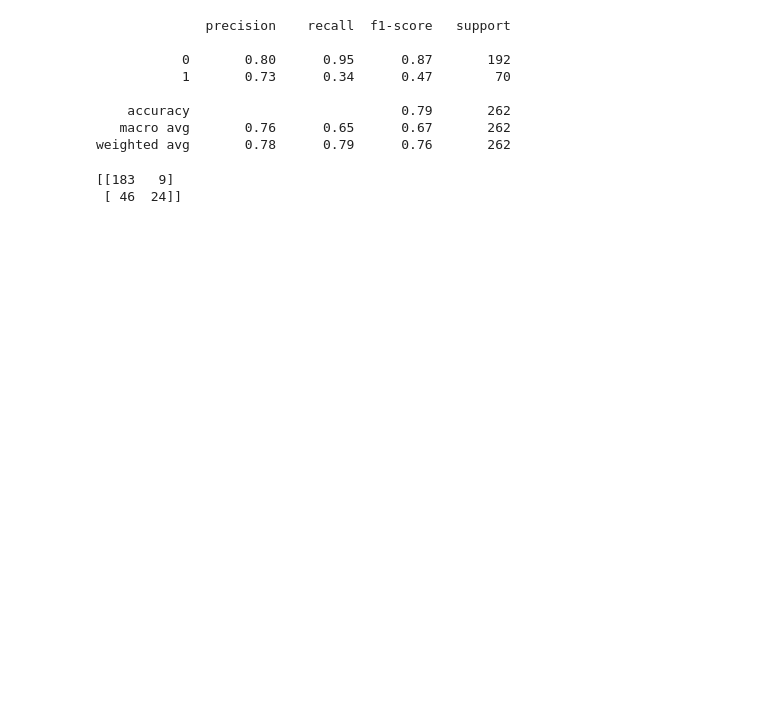
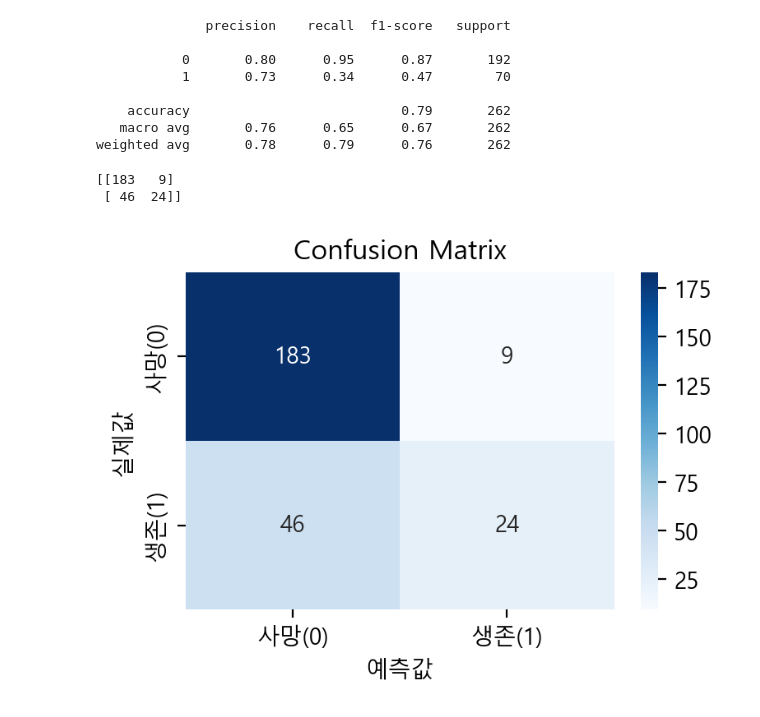
Before and after one commit to jayfromkorea/AICE, a Jupyter notebook: AICE/titanic.ipynb, the cells around one changed output. Cells and saved outputs as stored; diff of their text form; code cells hidden in the pictures; blank space fills up the shorter version.

```diff
--- a/AICE/titanic.ipynb
+++ b/AICE/titanic.ipynb
@@ -183,7 +188,24 @@ print(classification_report(y_test, y_pred))
    macro avg       0.76      0.65      0.67       262
 weighted avg       0.78      0.79      0.76       262
 # %%
-print(confusion_matrix(y_test, y_pred))
+# Confusion Matrix
+cm = confusion_matrix(y_test, y_pred)
+print(cm)
 # %% [output]
 [[183   9]
  [ 46  24]]
+# %%
+# Visualization via heatmap
+plt.figure(figsize=(4, 3))
+
+
+sns.heatmap(cm, annot=True, fmt='d', cmap="Blues", xticklabels=['사망(0)', '생존(1)'], yticklabels=['사망(0)', '생존(1)'])
+
+plt.xlabel('예측값')
+plt.ylabel('실제값')
+plt.title('Confusion Matrix')
+
+plt.tight_layout()
+plt.show()
+# %% [output]
+[figure, added]
```
Also changed, not shown: parts of 2 cells of this notebook, 2 other files.
